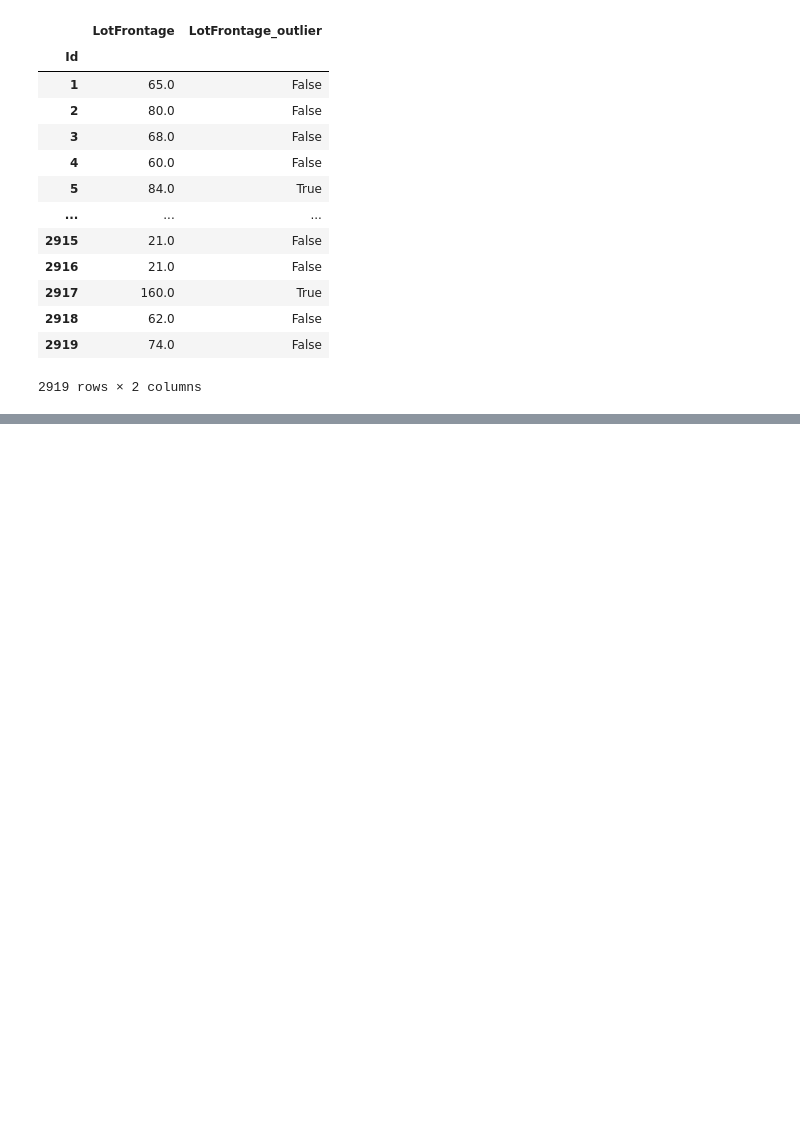
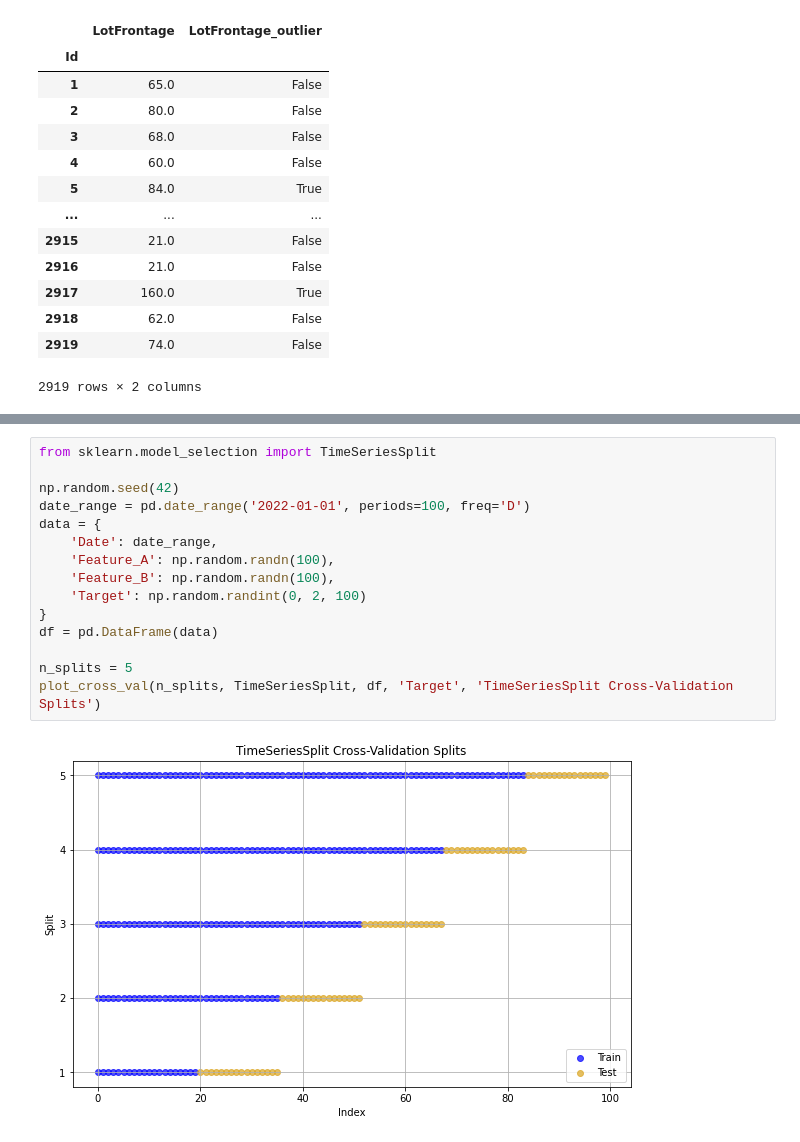
Before and after one commit to adriacb/MLTools, a Jupyter notebook: notebooks/1.EDA.ipynb, the cells around one changed output, grey strips where cells are left out. Saved outputs shown, nothing was run; the diff lists cells and outputs as text; blank space fills up the shorter version.

```diff
--- a/notebooks/1.EDA.ipynb
+++ b/notebooks/1.EDA.ipynb
@@ -53,0 +118,17 @@ fe.local_outlier_factor(
+# %%
+from sklearn.model_selection import TimeSeriesSplit
+
+np.random.seed(42)
+date_range = pd.date_range('2022-01-01', periods=100, freq='D')
+data = {
+    'Date': date_range,
+    'Feature_A': np.random.randn(100),
+    'Feature_B': np.random.randn(100),
+    'Target': np.random.randint(0, 2, 100)
+}
+df = pd.DataFrame(data)
+
+n_splits = 5
+plot_cross_val(n_splits, TimeSeriesSplit, df, 'Target', 'TimeSeriesSplit Cross-Validation Splits')
+# %% [output]
+[figure, added]
```
Also changed, not shown: parts of 5 cells of this notebook, 1 other file.
